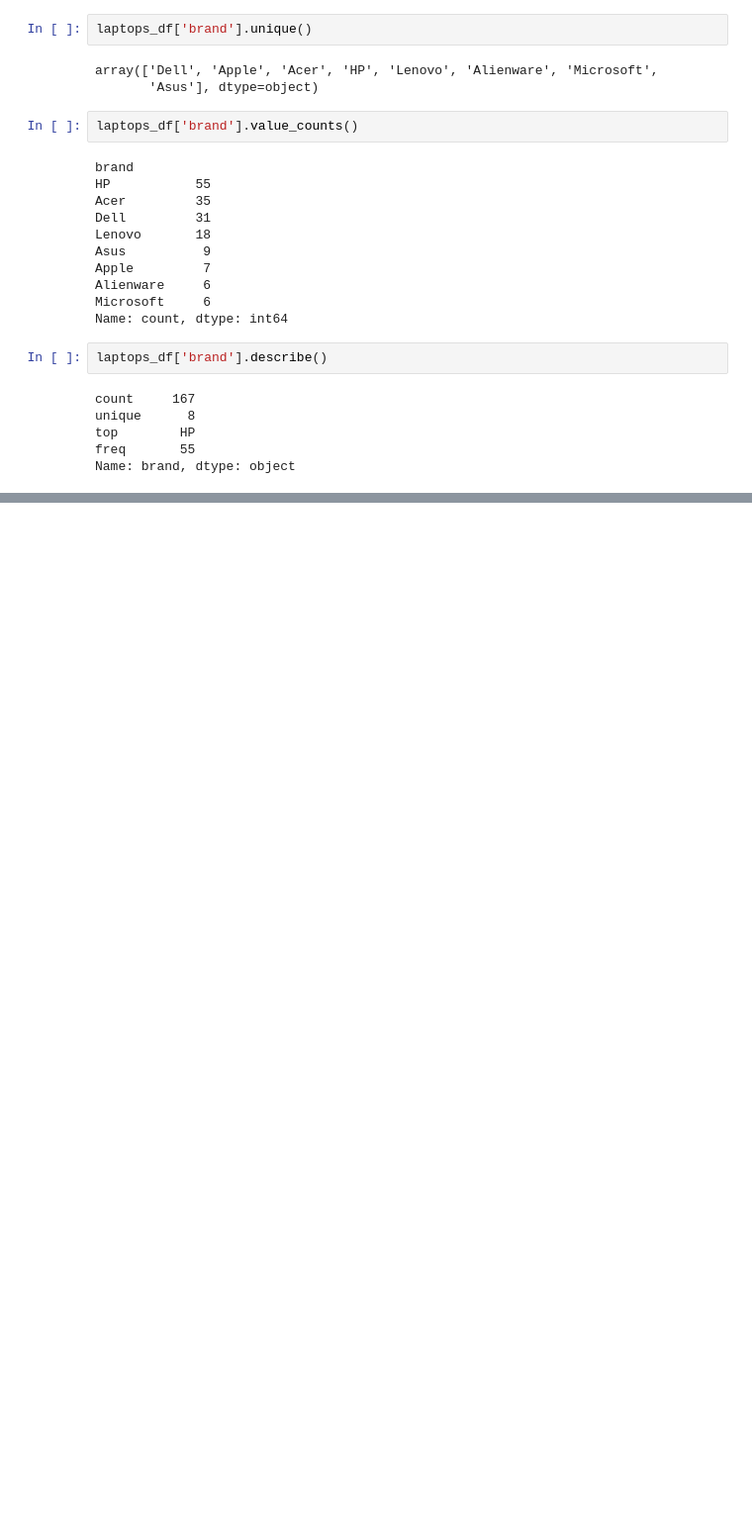
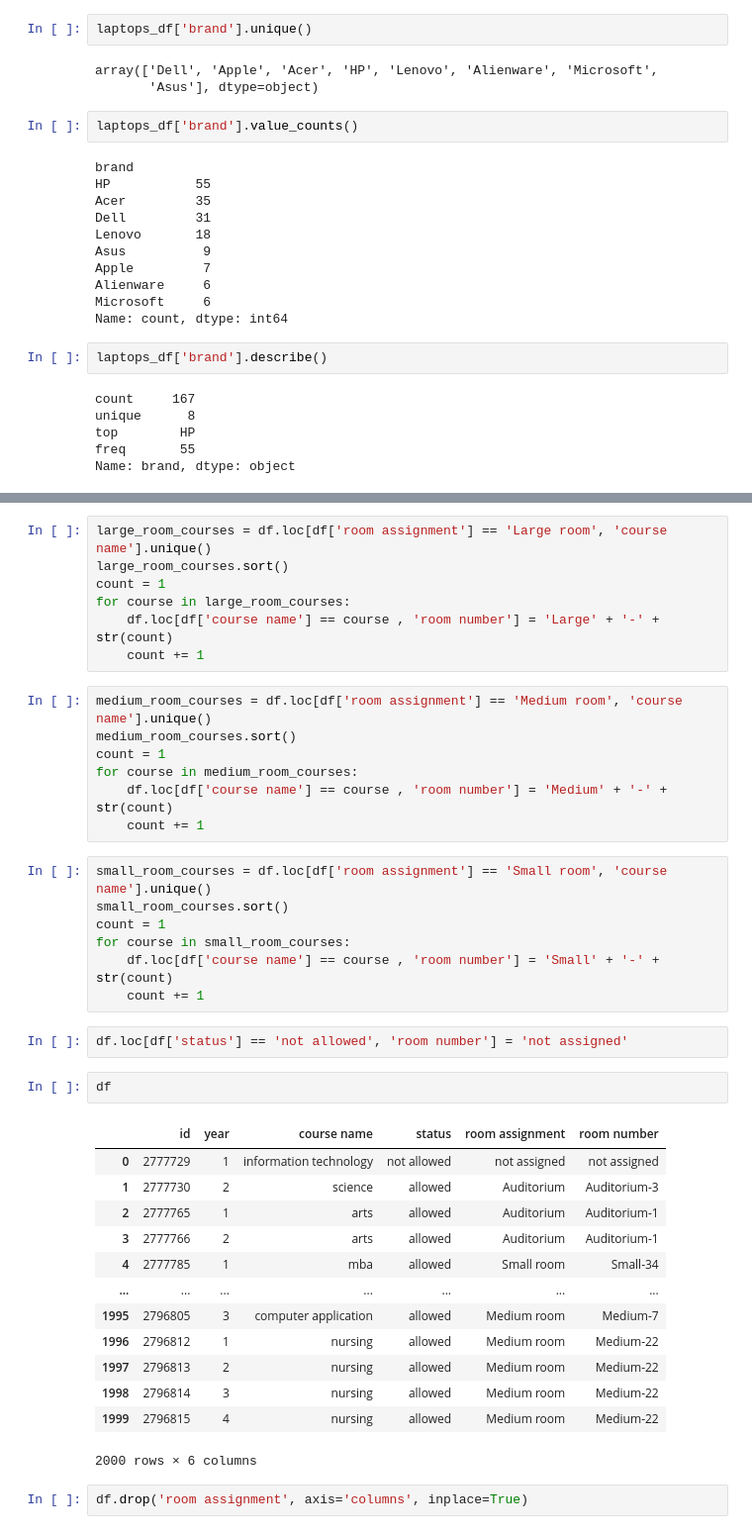
Before and after one commit to bhj8551/rehablitation, a Jupyter notebook: data_science_basic/study_dataframe.ipynb, the cells around one changed output, grey strips where cells are left out. Shown: that part at 99% size. Cells and saved outputs as stored; diff of their text form; blank space fills up the shorter version.

```diff
--- a/data_science_basic/study_dataframe.ipynb
+++ b/data_science_basic/study_dataframe.ipynb
@@ -903,0 +1304,41 @@ Name: brand, dtype: object
+# %%
+large_room_courses = df.loc[df['room assignment'] == 'Large room', 'course name'].unique()
+large_room_courses.sort()
+count = 1
+for course in large_room_courses:
+    df.loc[df['course name'] == course , 'room number'] = 'Large' + '-' + str(count)
+    count += 1
+# %%
+medium_room_courses = df.loc[df['room assignment'] == 'Medium room', 'course name'].unique()
+medium_room_courses.sort()
+count = 1
+for course in medium_room_courses:
+    df.loc[df['course name'] == course , 'room number'] = 'Medium' + '-' + str(count)
+    count += 1
+# %%
+small_room_courses = df.loc[df['room assignment'] == 'Small room', 'course name'].unique()
+small_room_courses.sort()
+count = 1
+for course in small_room_courses:
+    df.loc[df['course name'] == course , 'room number'] = 'Small' + '-' + str(count)
+    count += 1
+# %%
+df.loc[df['status'] == 'not allowed', 'room number'] = 'not assigned'
+# %%
+df
+# %% [output]
+|  | id | year | course name | status | room assignment | room number |
+| 0 | 2777729 | 1 | information technology | not allowed | not assigned | not assigned |
+| 1 | 2777730 | 2 | science | allowed | Auditorium | Auditorium-3 |
+| 2 | 2777765 | 1 | arts | allowed | Auditorium | Auditorium-1 |
+| 3 | 2777766 | 2 | arts | allowed | Auditorium | Auditorium-1 |
+| 4 | 2777785 | 1 | mba | allowed | Small room | Small-34 |
+| ... | ... | ... | ... | ... | ... | ... |
+| 1995 | 2796805 | 3 | computer application | allowed | Medium room | Medium-7 |
+| 1996 | 2796812 | 1 | nursing | allowed | Medium room | Medium-22 |
+| 1997 | 2796813 | 2 | nursing | allowed | Medium room | Medium-22 |
+| 1998 | 2796814 | 3 | nursing | allowed | Medium room | Medium-22 |
+| 1999 | 2796815 | 4 | nursing | allowed | Medium room | Medium-22 |
+2000 rows × 6 columns
+# %%
+df.drop('room assignment', axis='columns', inplace=True)
```
Also changed, not shown: parts of 47 cells of this notebook.
